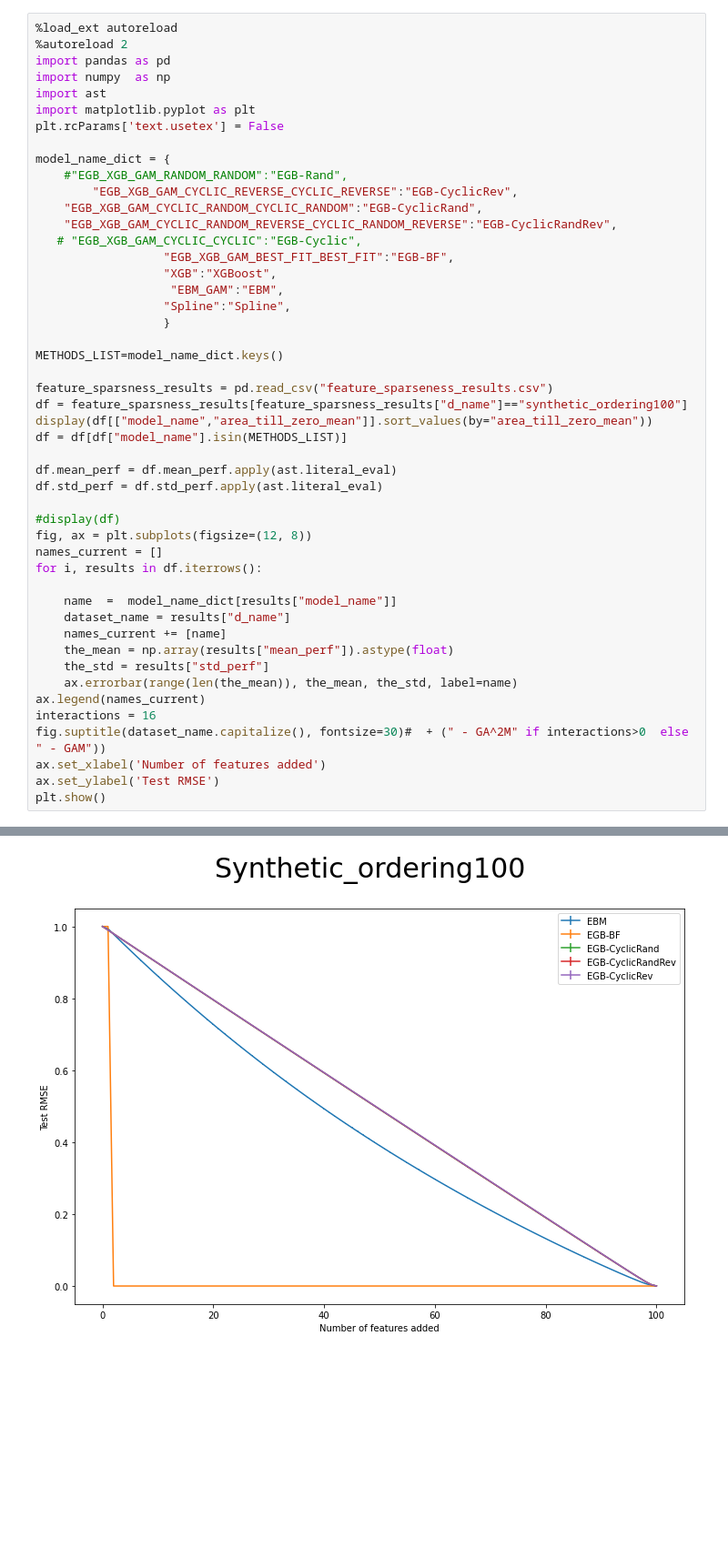
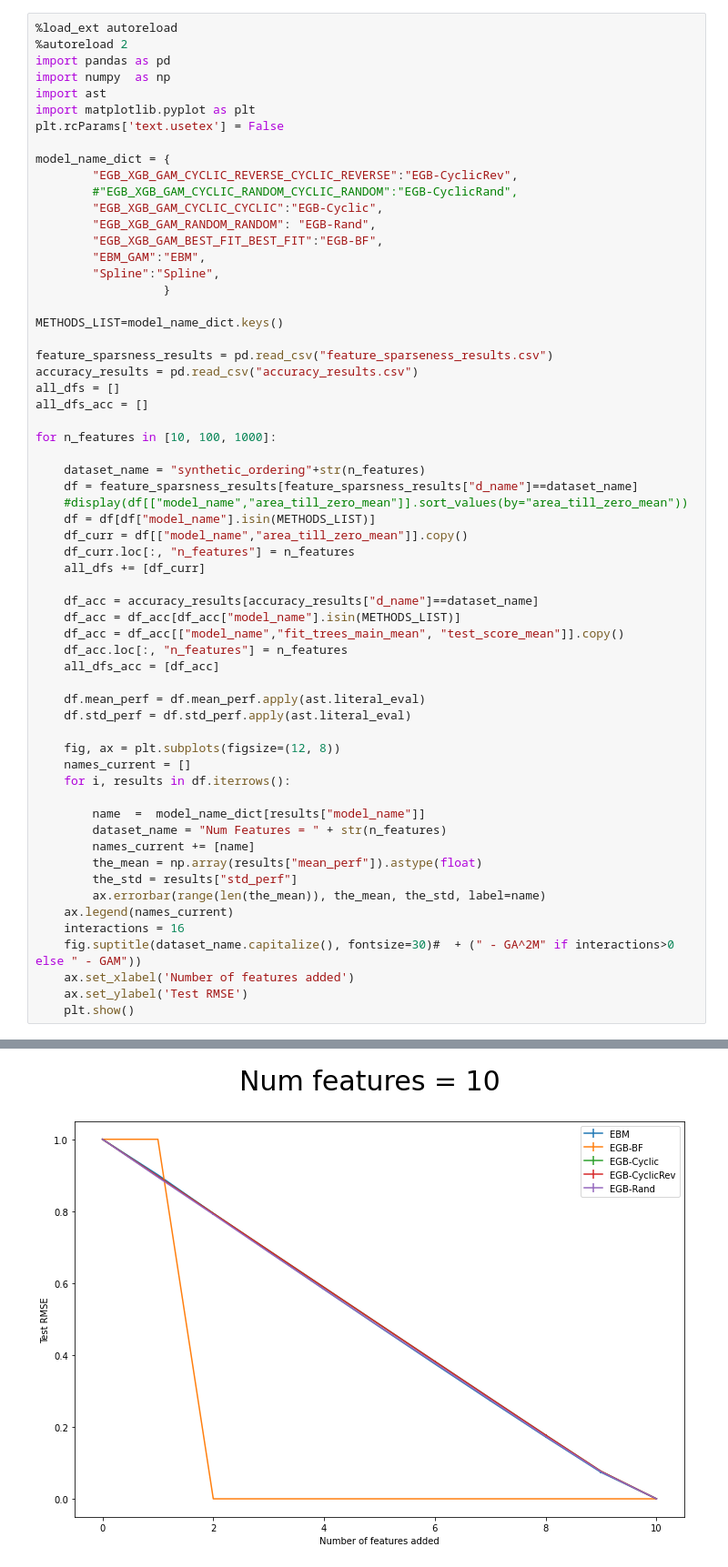
Before and after one commit to avilog/egboost, a Jupyter notebook: feature ordering experiment.ipynb, the cells around one changed output, grey strips where cells are left out. Shown: that part at 91% size. Cells and saved outputs as stored; diff of their text form; blank space fills up the shorter version.

Commit message:
Fixed feature ordering experiment

```diff
--- a/feature ordering experiment.ipynb
+++ b/feature ordering experiment.ipynb
@@ -8,44 +8,57 @@ import matplotlib.pyplot as plt
 plt.rcParams['text.usetex'] = False
 
 model_name_dict = {
-    #"EGB_XGB_GAM_RANDOM_RANDOM":"EGB-Rand",
         "EGB_XGB_GAM_CYCLIC_REVERSE_CYCLIC_REVERSE":"EGB-CyclicRev",
-    "EGB_XGB_GAM_CYCLIC_RANDOM_CYCLIC_RANDOM":"EGB-CyclicRand",
-    "EGB_XGB_GAM_CYCLIC_RANDOM_REVERSE_CYCLIC_RANDOM_REVERSE":"EGB-CyclicRandRev",
-   # "EGB_XGB_GAM_CYCLIC_CYCLIC":"EGB-Cyclic",
-                  "EGB_XGB_GAM_BEST_FIT_BEST_FIT":"EGB-BF",
-                  "XGB":"XGBoost",
-                   "EBM_GAM":"EBM",
-                  "Spline":"Spline",
+        #"EGB_XGB_GAM_CYCLIC_RANDOM_CYCLIC_RANDOM":"EGB-CyclicRand",
+        "EGB_XGB_GAM_CYCLIC_CYCLIC":"EGB-Cyclic",
+        "EGB_XGB_GAM_RANDOM_RANDOM": "EGB-Rand",
+        "EGB_XGB_GAM_BEST_FIT_BEST_FIT":"EGB-BF",
+        "EBM_GAM":"EBM",
+        "Spline":"Spline",
                   }
 
 METHODS_LIST=model_name_dict.keys()
 
 feature_sparsness_results = pd.read_csv("feature_sparseness_results.csv")
-df = feature_sparsness_results[feature_sparsness_results["d_name"]=="synthetic_ordering100"]
-display(df[["model_name","area_till_zero_mean"]].sort_values(by="area_till_zero_mean"))
-df = df[df["model_name"].isin(METHODS_LIST)]
+accuracy_results = pd.read_csv("accuracy_results.csv")
+all_dfs = []
+all_dfs_acc = []
 
-df.mean_perf = df.mean_perf.apply(ast.literal_eval)
-df.std_perf = df.std_perf.apply(ast.literal_eval)
+for n_features in [10, 100, 1000]:
 
-#display(df)
-fig, ax = plt.subplots(figsize=(12, 8))
-names_current = []
-for i, results in df.iterrows():
+    dataset_name = "synthetic_ordering"+str(n_features)
+    df = feature_sparsness_results[feature_sparsness_results["d_name"]==dataset_name]
+    #display(df[["model_name","area_till_zero_mean"]].sort_values(by="area_till_zero_mean"))
+    df = df[df["model_name"].isin(METHODS_LIST)]
+    df_curr = df[["model_name","area_till_zero_mean"]].copy()
+    df_curr.loc[:, "n_features"] = n_features
+    all_dfs += [df_curr]
 
-    name  =  model_name_dict[results["model_name"]]
-    dataset_name = results["d_name"]
-    names_current += [name]
-    the_mean = np.array(results["mean_perf"]).astype(float)
-    the_std = results["std_perf"]
-    ax.errorbar(range(len(the_mean)), the_mean, the_std, label=name)
-ax.legend(names_current)
-interactions = 16
-fig.suptitle(dataset_name.capitalize(), fontsize=30)#  + (" - GA^2M" if interactions>0  else " - GAM"))
-ax.set_xlabel('Number of features added')
-ax.set_ylabel('Test RMSE')
-plt.show()
+    df_acc = accuracy_results[accuracy_results["d_name"]==dataset_name]
+    df_acc = df_acc[df_acc["model_name"].isin(METHODS_LIST)]
+    df_acc = df_acc[["model_name","fit_trees_main_mean", "test_score_mean"]].copy()
+    df_acc.loc[:, "n_features"] = n_features
+    all_dfs_acc = [df_acc]
+
+    df.mean_perf = df.mean_perf.apply(ast.literal_eval)
+    df.std_perf = df.std_perf.apply(ast.literal_eval)
+
+    fig, ax = plt.subplots(figsize=(12, 8))
+    names_current = []
+    for i, results in df.iterrows():
+
+        name  =  model_name_dict[results["model_name"]]
+        dataset_name = "Num Features = " + str(n_features)
+        names_current += [name]
+        the_mean = np.array(results["mean_perf"]).astype(float)
+        the_std = results["std_perf"]
+        ax.errorbar(range(len(the_mean)), the_mean, the_std, label=name)
+    ax.legend(names_current)
+    interactions = 16
+    fig.suptitle(dataset_name.capitalize(), fontsize=30)#  + (" - GA^2M" if interactions>0  else " - GAM"))
+    ax.set_xlabel('Number of features added')
+    ax.set_ylabel('Test RMSE')
+    plt.show()
 # %% [output]
 The autoreload extension is already loaded. To reload it, use:
   %reload_ext autoreload
@@ -60 +65 @@ The autoreload extension is already loaded. To reload it, use:
-[figure, old version]
+[figure, new version]
```
Also changed, not shown: parts of 2 cells of this notebook, 5 other files.
